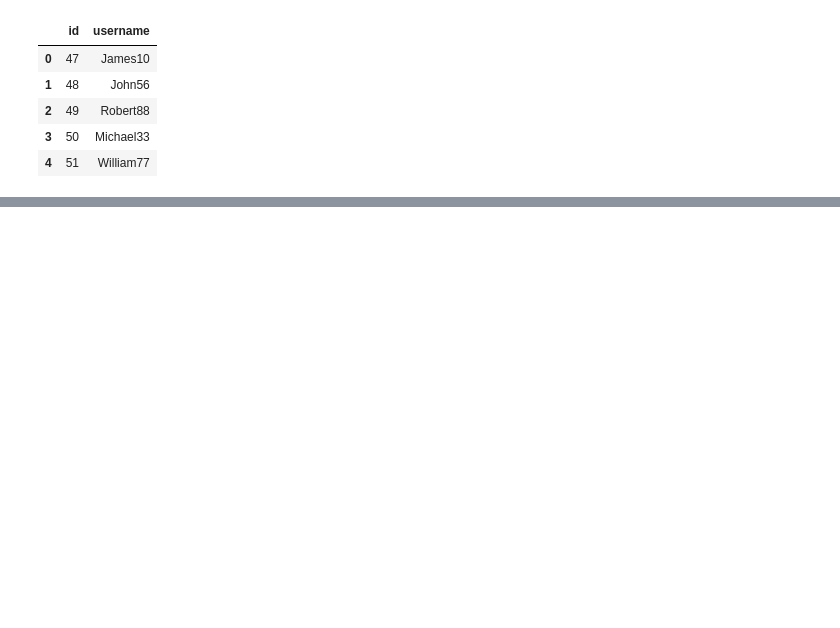
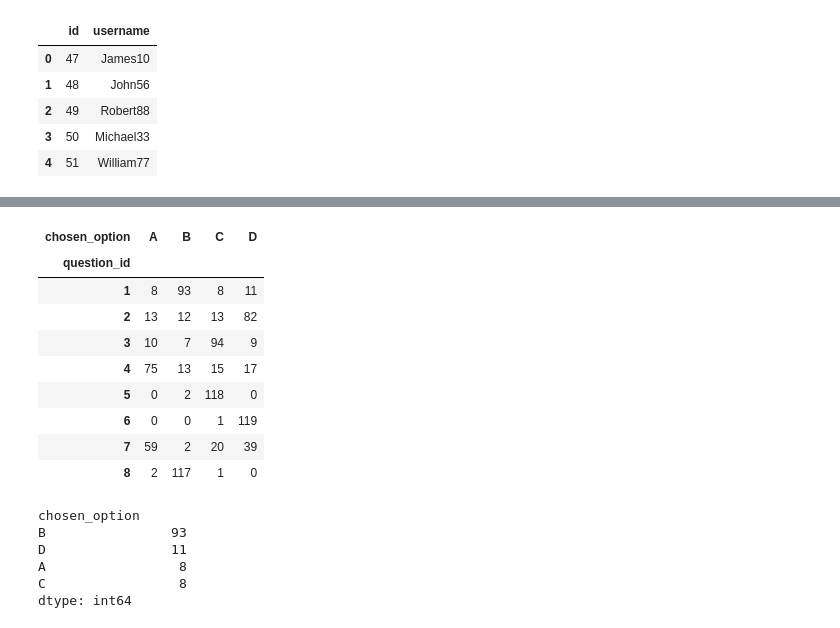
Before and after one commit to supernauth/quiz, a Jupyter notebook: analysis.ipynb, the cells around one changed output, grey strips where cells are left out. Saved outputs shown, nothing was run; the diff lists cells and outputs as text; code cells hidden in the pictures; blank space fills up the shorter version.

```diff
--- a/analysis.ipynb
+++ b/analysis.ipynb
@@ -78,0 +136,13 @@ user_data
+# %%
+pivot
+# %% [output]
+| chosen_option | A | B | C | D |
+| question_id |  |  |  |  |
+| 1 | 8 | 93 | 8 | 11 |
+| 2 | 13 | 12 | 13 | 82 |
+| 3 | 10 | 7 | 94 | 9 |
+| 4 | 75 | 13 | 15 | 17 |
+| 5 | 0 | 2 | 118 | 0 |
+| 6 | 0 | 0 | 1 | 119 |
+| 7 | 59 | 2 | 20 | 39 |
+| 8 | 2 | 117 | 1 | 0 |
@@ -78,0 +155,9 @@ user_data
+# %%
+occurences
+# %% [output]
+chosen_option
+B                93
+D                11
+A                 8
+C                 8
+dtype: int64
```
Also changed, not shown: parts of 15 cells of this notebook, 1 other file.
